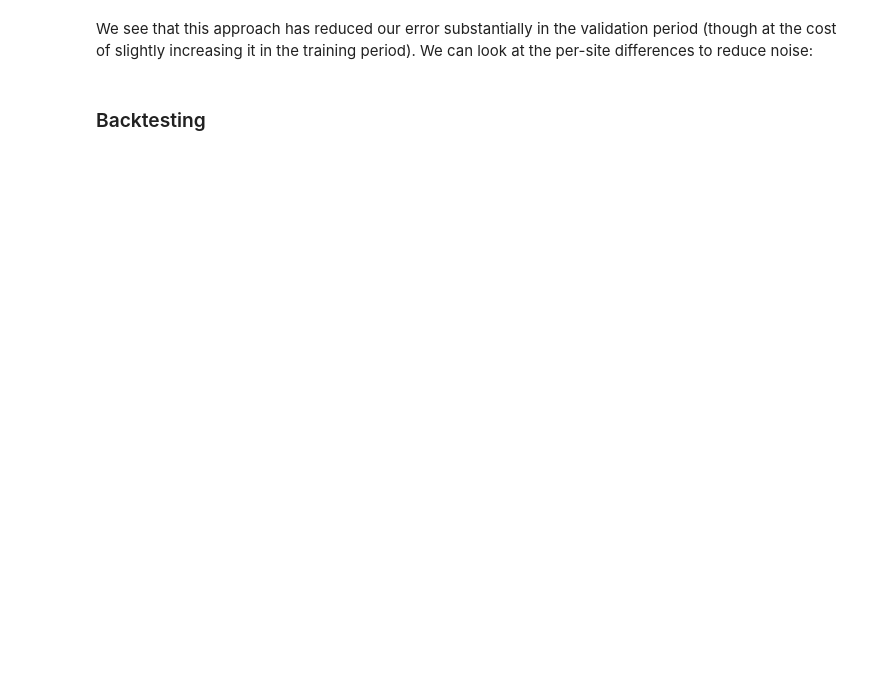
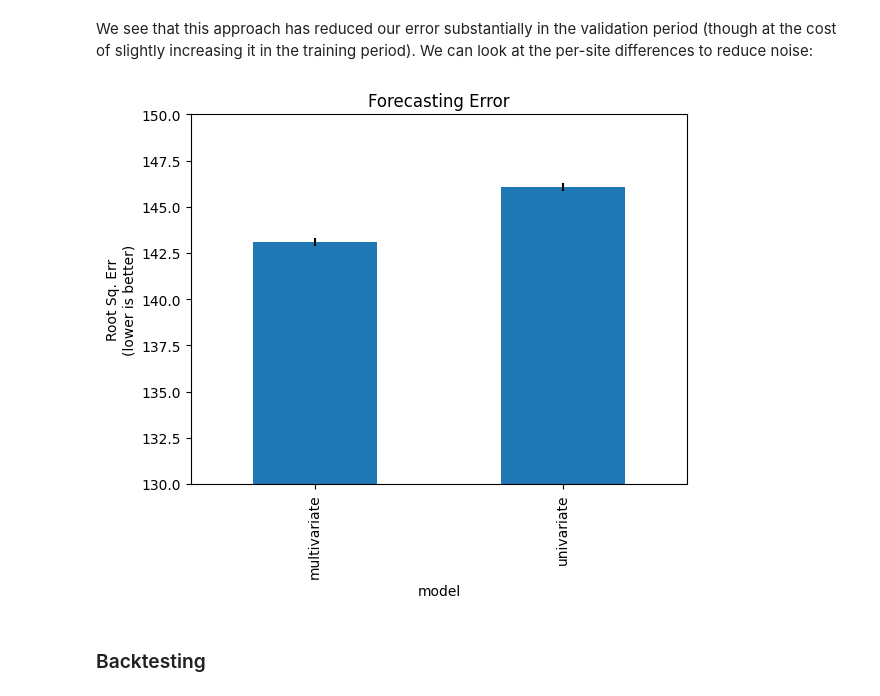
Before and after one commit to strongio/torchcast, a Jupyter notebook: docs/examples/air_quality.ipynb, the cells around one changed output. Cells and saved outputs as stored; diff of their text form; code cells hidden in the pictures; blank space fills up the shorter version.

```diff
--- a/docs/examples/air_quality.ipynb
+++ b/docs/examples/air_quality.ipynb
@@ -155,6 +306,7 @@ In this case, we can't take the sum of our forecasts to get the forecast of the
 
 One option that is fairly easy in `torchcast` is to use a [Monte-Carlo](https://en.wikipedia.org/wiki/Monte_Carlo_method) approach: we'll just generate random-samples based on the means and covariances underlying our forecast. In that case, the sum of the PM2.5 + PM10 forecasted-samples *is* the forecasted PM sum we are looking for:
 # %%
+@torch.no_grad()
 def mc_preds_to_dataframe(preds: Predictions,
                           dataset: TimeSeriesDataset,
                           inverse_transform_fun: callable,
@@ -165,9 +317,11 @@ def mc_preds_to_dataframe(preds: Predictions,
     this function uses a monte-carlo approach to do this.
     """
     # generate draws from the forecast distribution, apply inverse-transform:
-    mc_draws = inverse_transform_fun(torch.distributions.MultivariateNormal(*preds).rsample((num_draws,)))
+    mean, cov = preds
+    eps = 1e-6 * torch.eye(cov.shape[-1]).unsqueeze(0).unsqueeze(0) # handle numerical instability
+    mc_draws = torch.distributions.MultivariateNormal(mean, cov + eps, validate_args=False).rsample((num_draws,))
     # sum across measures (e.g. 2.5 and 10), then mean across draws:
-    mc_predictions = mc_draws.sum(-1, keepdim=True).mean(0)
+    mc_predictions = inverse_transform_fun(mc_draws).sum(-1, keepdim=True).mean(0)
     # convert to a dataframe
     return TimeSeriesDataset.tensor_to_dataframe(
         mc_predictions,
@@ -182,6 +336,6 @@ df_mv_pred = mc_preds_to_dataframe(
     dataset_pm_multivariate,
     inverse_transform_fun=lambda x: 10 ** x,
     group_colname='station',
-    time_colname='week'
+    time_colname='date'
 )
 df_mv_pred
@@ -203,13 +371,13 @@ def agg_within_group_err(df: pd.DataFrame, error_col : str = 'rmse', group_col:
 # %%
 df_fct_err = pd.concat([
             df_uv_pred
-             .loc[lambda df: df['week'] > SPLIT_DT,:]
+             .loc[lambda df: df['date'] > SPLIT_DT,:]
              .pipe(get_station_error)
              .assign(model='univariate')
             ,
             df_mv_pred
-             .loc[lambda df: df['week'] > SPLIT_DT,:]
-             .merge(df_aq.loc[:, ['station', 'week', 'PM']])
+             .loc[lambda df: df['date'] > SPLIT_DT,:]
+             .merge(df_aq.loc[:, ['station', 'date', 'PM']])
              .pipe(get_station_error, pred_colname='predicted', actual_colname='PM')
              .assign(model='multivariate')
 ]).reset_index(drop=True)
@@ -218,17 +394,21 @@ df_fct_err.sort_values('station').tail(6)
 We see that this approach has reduced our error substantially in the validation period (though at the cost of slightly increasing it in the training period). We can look at the per-site differences to reduce noise:
 # %%
 df_fct_err_agg = agg_within_group_err(df_fct_err)
+
 # https://chris-said.io/2014/12/01/independent-t-tests-and-the-83-confidence-interval-a-useful-trick-for-eyeballing-your-data/
-_multi = -stats.norm.ppf((1 - .83) / 2)
+from scipy import stats
+sem_multi = -stats.norm.ppf((1 - .83) / 2)
 
 df_fct_err_agg['rmse'].plot(
     kind='bar',
-    yerr=df_fct_err_agg['sem'] * _multi,
+    yerr=df_fct_err_agg['sem'] * sem_multi,
     ylabel="Root Sq. Err\n(lower is better)",
     title="Forecasting Error",
-    ylim=(77,83)
+    ylim=(130,150)
 )
 plt.show()
+# %% [output]
+[figure, added]
 # %% [markdown]
 ### Backtesting
 # %%
```
Also changed, not shown: parts of 24 cells of this notebook.
